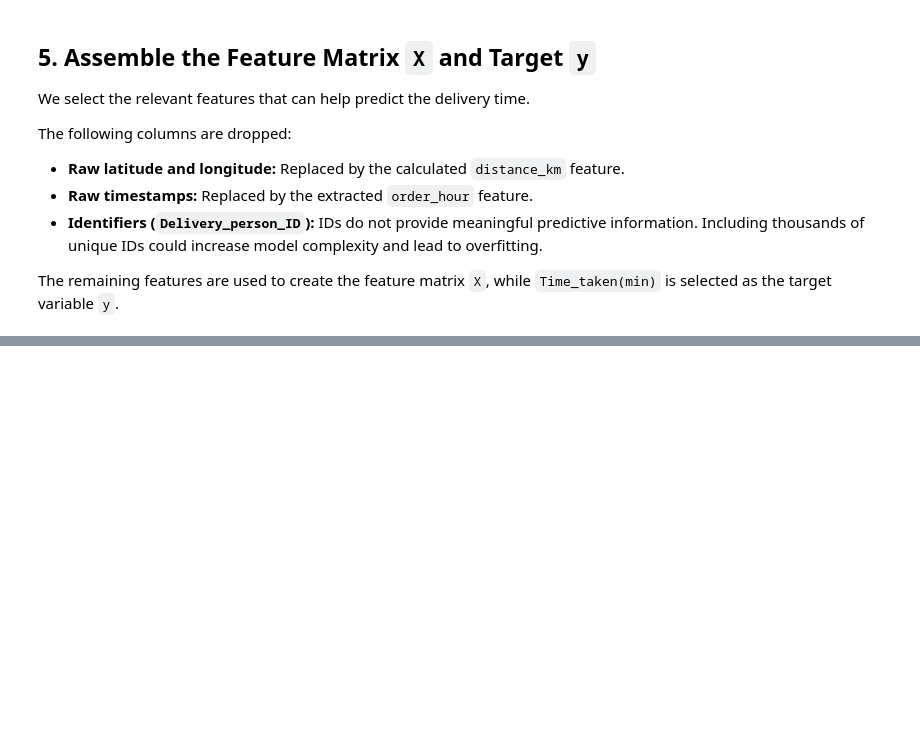
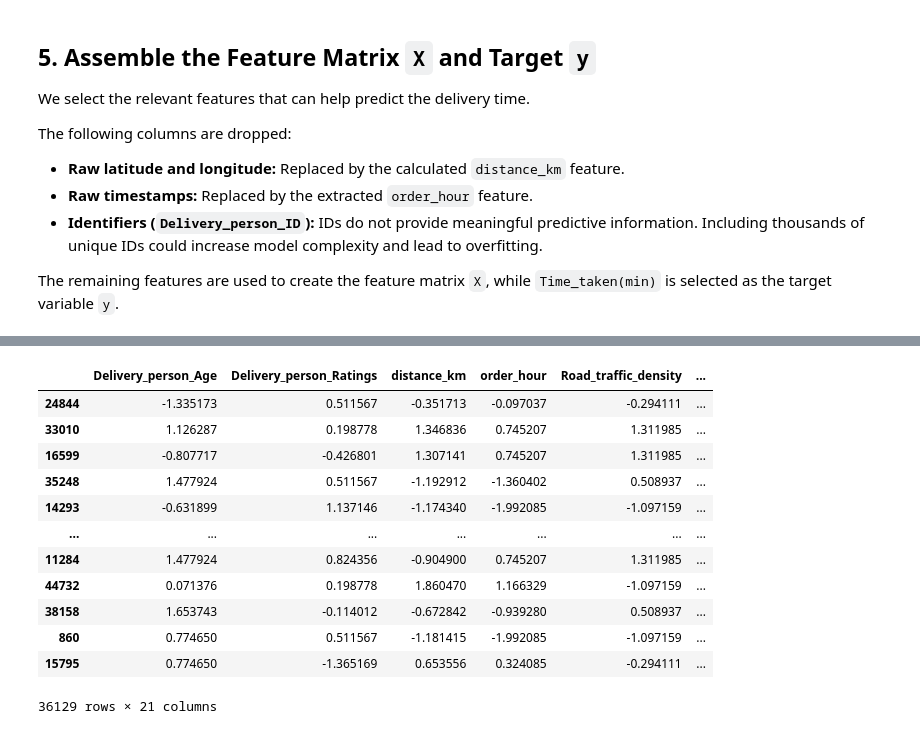
Before and after one commit to anurag-dev89/DeliverEase, a Jupyter notebook: notebooks/DeliverEase.ipynb, the cells around one changed output, grey strips where cells are left out. Saved outputs shown, nothing was run; the diff lists cells and outputs as text; code cells hidden in the pictures; blank space fills up the shorter version.

```diff
--- a/notebooks/DeliverEase.ipynb
+++ b/notebooks/DeliverEase.ipynb
@@ -1067,0 +1160,5 @@ The remaining features are used to create the feature matrix `X`, while `Time_ta
+# %%
+# Split the dataset into 80% training and 20% testing data
+# test_size=0.2: Assigns 20% of data to testing and remaining 80% to training
+#random_state=42 fixes the random selection, ensuring same records go into training and testing every time:reproducibility
+X_train, X_test, y_train, y_test = train_test_split(X, y, test_size=0.2, random_state=42)
@@ -1067,0 +1178,11 @@ The remaining features are used to create the feature matrix `X`, while `Time_ta
+# %%
+#import the StandardScaler class from the sklearn.preprocessing module.
+from sklearn.preprocessing import StandardScaler
+scaler= StandardScaler()
+# %%
+#fit the scaler to the training data and transform both the training and testing data
+
+# fit_transform() learns the mean and standard deviation from training data and scales it
+# transform() applies the same scaling to testing data
+X_train_scaled = scaler.fit_transform(X_train)
+X_test_scaled=scaler.transform(X_test)
@@ -1067,0 +1205,20 @@ The remaining features are used to create the feature matrix `X`, while `Time_ta
+# %%
+#put back into dataframe with the same column names as X_train
+X_train_scaled = pd.DataFrame(X_train_scaled, columns=X_train.columns , index=X_train.index)
+X_test_scaled = pd.DataFrame(X_test_scaled, columns=X_test.columns , index=X_test.index)
+# %%
+X_train_scaled
+# %% [output]
+|  | Delivery_person_Age | Delivery_person_Ratings | distance_km | order_hour | Road_traffic_density | ... |
+| 24844 | -1.335173 | 0.511567 | -0.351713 | -0.097037 | -0.294111 | ... |
+| 33010 | 1.126287 | 0.198778 | 1.346836 | 0.745207 | 1.311985 | ... |
+| 16599 | -0.807717 | -0.426801 | 1.307141 | 0.745207 | 1.311985 | ... |
+| 35248 | 1.477924 | 0.511567 | -1.192912 | -1.360402 | 0.508937 | ... |
+| 14293 | -0.631899 | 1.137146 | -1.174340 | -1.992085 | -1.097159 | ... |
+| ... | ... | ... | ... | ... | ... | ... |
+| 11284 | 1.477924 | 0.824356 | -0.904900 | 0.745207 | 1.311985 | ... |
+| 44732 | 0.071376 | 0.198778 | 1.860470 | 1.166329 | -1.097159 | ... |
+| 38158 | 1.653743 | -0.114012 | -0.672842 | -0.939280 | 0.508937 | ... |
+| 860 | 0.774650 | 0.511567 | -1.181415 | -1.992085 | -1.097159 | ... |
+| 15795 | 0.774650 | -1.365169 | 0.653556 | 0.324085 | -0.294111 | ... |
+36129 rows × 21 columns
```
Also changed, not shown: parts of 34 cells of this notebook.
